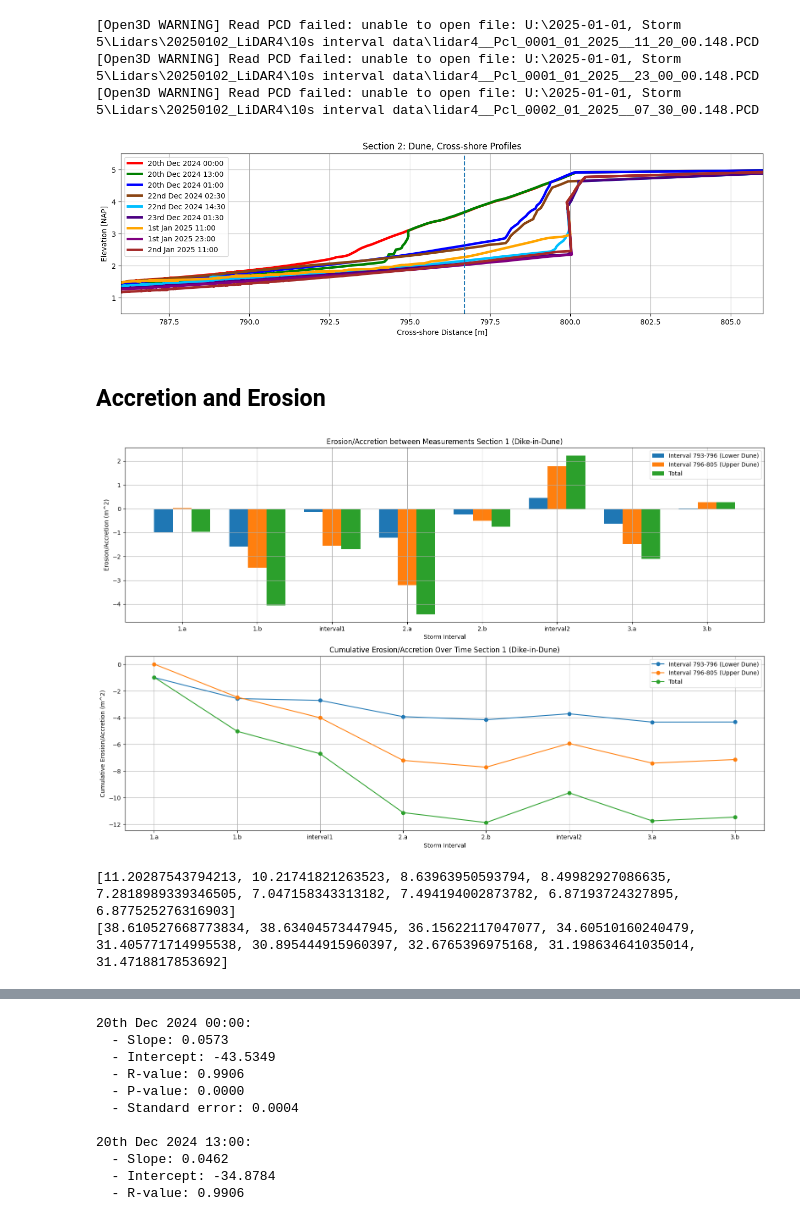
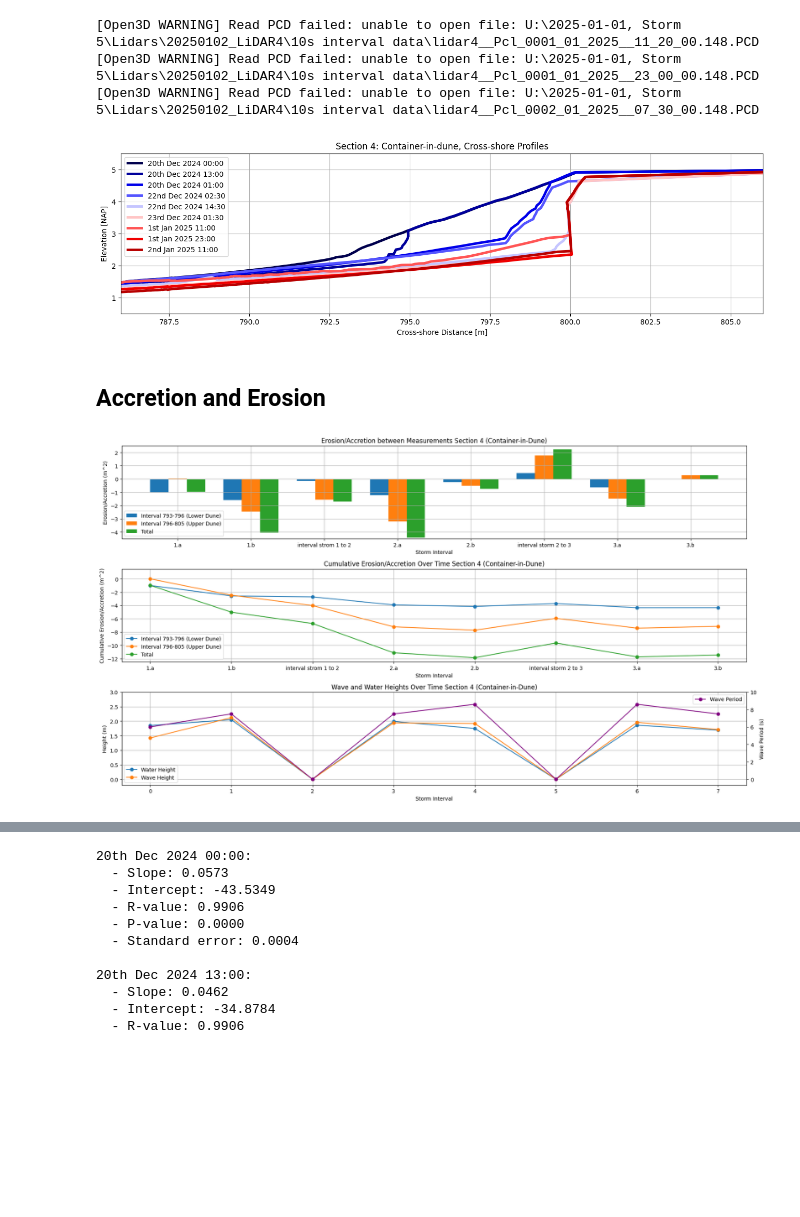
Before and after one commit to Rubenrosman/HybridDune, a Jupyter notebook: Ruben/LiDAR/New_lidar_script_Lidar4.ipynb, the cells around one changed output, grey strips where cells are left out. Saved outputs shown, nothing was run; the diff lists cells and outputs as text; code cells hidden in the pictures; blank space fills up the shorter version.

Commit message:
update
lidar interpolation 45 degree. erosion sediment graphs improved

```diff
--- a/Ruben/LiDAR/New_lidar_script_Lidar4.ipynb
+++ b/Ruben/LiDAR/New_lidar_script_Lidar4.ipynb
@@ -194,24 +192,34 @@ df5_3 = transform_lidar(pcd_file5_3, transformation_matrix5)
 [Open3D WARNING] Read PCD failed: unable to open file: U:\2025-01-01, Storm 5\Lidars\20250102_LiDAR4\10s interval data\lidar4__Pcl_0001_01_2025__23_00_00.148.PCD
 [Open3D WARNING] Read PCD failed: unable to open file: U:\2025-01-01, Storm 5\Lidars\20250102_LiDAR4\10s interval data\lidar4__Pcl_0002_01_2025__07_30_00.148.PCD
 # %%
-import numpy as np
-from scipy.interpolate import interp1d
-import matplotlib.pyplot as plt
-
-# Provided interpolation function
 def interpolate_data(df):
-    df_sorted = df.sort_values(by='z').reset_index(drop=True)
+    # Rotate the data 45 degrees counter-clockwise in the x-z plane
+    df_rotated = df.copy()
+    df_rotated['x'] = df['x'] * np.cos(np.radians(45)) - df['z'] * np.sin(np.radians(45))
+    df_rotated['z'] = df['x'] * np.sin(np.radians(45)) + df['z'] * np.cos(np.radians(45))
+    df_sorted = df_rotated.sort_values(by='z').reset_index(drop=True)
     z_interp = np.linspace(df_sorted['z'].min(), df_sorted['z'].max(), num=100000)
     f = interp1d(df_sorted['z'], df_sorted['x'], kind='linear', fill_value="extrapolate")
     x_interp = f(z_interp)
+    # Rotate the interpolated data 45 degrees clockwise in the x-z plane
+    x_interp, z_interp = rotate_clockwise_corrected(x_interp, z_interp)
     return x_interp, z_interp
+
+# Corrected rotation function for rotating back to the original position
+def rotate_clockwise_corrected(x, z):
+    x_rotated = x * np.cos(np.radians(45)) + z * np.sin(np.radians(45))
+    z_rotated = -x * np.sin(np.radians(45)) + z * np.cos(np.radians(45))
+    return x_rotated, z_rotated
 
 # Assuming df1_1, df1_2, etc., are defined DataFrames
 dataframes = [df1_1, df1_2, df1_3, df2_1, df2_2, df2_3, df3_1, df3_2, df3_3]
 
+# create seismic colormap for 10 plot lines
+cmap = plt.get_cmap('seismic')
+colors = [cmap(i) for i in np.linspace(0, 1, 10)]
+
 # Interpolating data using the provided function
 interpolated_data = [interpolate_data(df) for df in dataframes]
-
 # Perform interpolation for each dataframe
 x_interp_df1_1, z_interp_df1_1 = interpolate_data(df1_1)
 x_interp_df1_2, z_interp_df1_2 = interpolate_data(df1_2)
@@ -224,6 +232,7 @@ x_interp_df2_3, z_interp_df2_3 = interpolate_data(df2_3)
 x_interp_df3_1, z_interp_df3_1 = interpolate_data(df3_1)
 x_interp_df3_2, z_interp_df3_2 = interpolate_data(df3_2)
 x_interp_df3_3, z_interp_df3_3 = interpolate_data(df3_3)
+# x_interp_df3_4, z_interp_df3_4 = interpolate_data(df3_4)
 
 # Plot the original and interpolated data
 plt.figure(figsize=(16, 8))
@@ -240,6 +249,7 @@ plt.figure(figsize=(16, 8))
 # plt.scatter(df3_1['x'], df3_1['z'], color=colors[6], label='1st Jan 2025 11:00')
 # plt.scatter(df3_2['x'], df3_2['z'], color=colors[7], label='1st Jan 2025 23:00')
 # plt.scatter(df3_3['x'], df3_3['z'], color=colors[8], label='2nd Jan 2025 11:00')
+# plt.scatter(df3_4['x'], df3_4['z'], color=colors[9], label='2nd Jan 2025 23:00')
 
 # Plot interpolated data
 LW = 3.5
@@ -255,27 +265,24 @@ plt.plot(x_interp_df2_3, z_interp_df2_3, color=colors[5], linestyle='-', linewid
 plt.plot(x_interp_df3_1, z_interp_df3_1, color=colors[6], linestyle='-', linewidth=LW, label='1st Jan 2025 11:00')
 plt.plot(x_interp_df3_2, z_interp_df3_2, color=colors[7], linestyle='-', linewidth=LW, label='1st Jan 2025 23:00')
 plt.plot(x_interp_df3_3, z_interp_df3_3, color=colors[8], linestyle='-', linewidth=LW, label='2nd Jan 2025 11:00')
+# plt.plot(x_interp_df3_4, z_interp_df3_4, color=colors[9], linestyle='-', linewidth=LW, label='2nd Jan 2025 23:00')
 
 plt.xlabel('Cross-shore Distance [m]')
 plt.ylabel('Elevation [NAP]')
-plt.title('Section 2: Dune, Cross-shore Profiles')
+plt.title('Section 4: Container-in-dune, Cross-shore Profiles')
 plt.grid(True)
 plt.gca().set_aspect('equal', adjustable='box')
-plt.legend(loc='upper left')
 
-
-# plt.axhline(y=3.4, linestyle='--')
 # plt.axvline(x=790, linestyle='--')
 # plt.axvline(x=805, linestyle='--')
-plt.axvline(x=796.7, linestyle='--')
+# plt.axvline(x=796.7, linestyle='--')
 
 plt.xlim(786, 806)
 plt.ylim(0.5, 5.5)
-# plt.ylim(1.3,2.0)
-
+plt.legend(loc='upper left')
 plt.show()
 # %% [output]
-[figure, old version]
+[figure, new version]
 # %% [markdown]
 ## Accretion and Erosion ##
 # %%
@@ -306,44 +313,61 @@ cumulative_erosion_accretion1 = np.cumsum(erosion_accretion1)
 cumulative_erosion_accretion2 = np.cumsum(erosion_accretion2)
 cumulative_erosion_accretion_total = cumulative_erosion_accretion1 + cumulative_erosion_accretion2
 
+# Wave and water heights for each storm interval
+water_heights= [1.85, 2.05, 0.0, 1.99, 1.75, 0.0, 1.86, 1.69]
+wave_heights = [1.42, 2.12, 0.0, 1.94, 1.92, 0.0, 1.96, 1.71]
+wave_periods = [6.0, 7.5, 0.0, 7.5, 8.6, 0.0, 8.6, 7.5]
+
 # Plotting
-fig, ax1 = plt.subplots(2, 1, figsize=(16, 10))
+fig, ax1 = plt.subplots(3, 1, figsize=(18, 10))
 
 # Bar plot for both intervals side by side
 bar_width = 0.25
 indices = np.arange(len(erosion_accretion1))
 ax1[0].bar(indices - bar_width, erosion_accretion1, bar_width, label='Interval 793-796 (Lower Dune)')
 ax1[0].bar(indices, erosion_accretion2, bar_width, label='Interval 796-805 (Upper Dune)')
 ax1[0].bar(indices + bar_width, erosion_accretion_total, bar_width, label='Total')
-ax1[0].set_title('Erosion/Accretion between Measurements Section 1 (Dike-in-Dune)')
+ax1[0].set_title('Erosion/Accretion between Measurements Section 4 (Container-in-Dune)')
 ax1[0].set_xlabel('Storm Interval')
 ax1[0].set_ylabel('Erosion/Accretion (m^2)')
 ax1[0].grid(True)
-ax1[0].legend()
+ax1[0].legend(loc='lower left')
+ax1[0].set_ylim(-4.5, 2.5)
 
 # Cumulative plot for both intervals and their sum
 ax1[1].plot(range(len(cumulative_erosion_accretion1)), cumulative_erosion_accretion1, marker='o', label='Interval 793-796 (Lower Dune)')
 ax1[1].plot(range(len(cumulative_erosion_accretion2)), cumulative_erosion_accretion2, marker='o', label='Interval 796-805 (Upper Dune)')
 ax1[1].plot(range(len(cumulative_erosion_accretion_total)), cumulative_erosion_accretion_total, marker='o', label='Total')
-ax1[1].set_title('Cumulative Erosion/Accretion Over Time Section 1 (Dike-in-Dune)')
+ax1[1].set_title('Cumulative Erosion/Accretion Over Time Section 4 (Container-in-Dune)')
 ax1[1].set_xlabel('Storm Interval')
 ax1[1].set_ylabel('Cumulative Erosion/Accretion (m^2)')
 ax1[1].grid(True)
-ax1[1].legend()
+ax1[1].legend(loc='lower left')
+ax1[1].set_ylim(-12.5, 1.5)
+
+# wave and water heights
+ax1[2].plot(range(len(water_heights)), water_heights, marker='o', label='Water Height')
+ax1[2].plot(range(len(wave_heights)), wave_heights, marker='o', label='Wave Height')
+ax2 = ax1[2].twinx()
+ax2.plot(range(len(wave_periods)), wave_periods, marker='o', color='purple', label='Wave Period')
+ax2.set_ylabel('Wave Period (s)')
+ax2.set_ylim(-0.666, 10)
+ax2.legend(loc='upper right')
+ax1[2].set_title('Wave and Water Heights Over Time Section 4 (Container-in-Dune)')
+ax1[2].set_xlabel('Storm Interval')
+ax1[2].set_ylabel('Height (m)')
+ax1[2].set_ylim(-0.2, 3)
+ax1[2].grid(True)
+ax1[2].legend(loc='lower left')
 
 # Set custom x-ticks for both subplots
-x_ticks_labels = ['1.a', '1.b', 'interval1', '2.a', '2.b', 'interval2', '3.a', '3.b']
+x_ticks_labels = ['1.a', '1.b', 'interval strom 1 to 2', '2.a', '2.b', 'interval storm 2 to 3', '3.a', '3.b']
 ax1[0].set_xticks(indices)
 ax1[0].set_xticklabels(x_ticks_labels)
 ax1[1].set_xticks(range(len(x_ticks_labels)))
 ax1[1].set_xticklabels(x_ticks_labels)
 
 plt.tight_layout()
 plt.show()
-
-print(areas1)
-print(areas2)
 # %% [output]
-[figure, old version]
+[figure, new version]
-[11.20287543794213, 10.21741821263523, 8.63963950593794, 8.49982927086635, 7.2818989339346505, 7.047158343313182, 7.494194002873782, 6.87193724327895, 6.877525276316903]
-[38.610527668773834, 38.63404573447945, 36.15622117047077, 34.60510160240479, 31.405771714995538, 30.895444915960397, 32.6765396975168, 31.198634641035014, 31.4718817853692]
```
Also changed, not shown: parts of 3 cells of this notebook, 4 other files.
